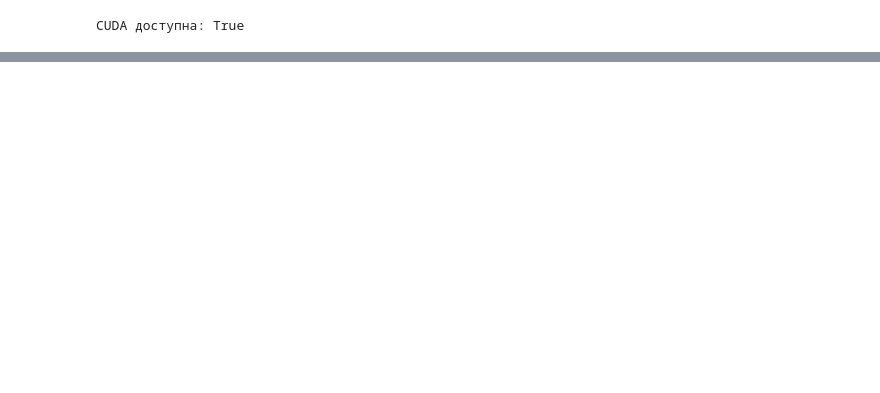
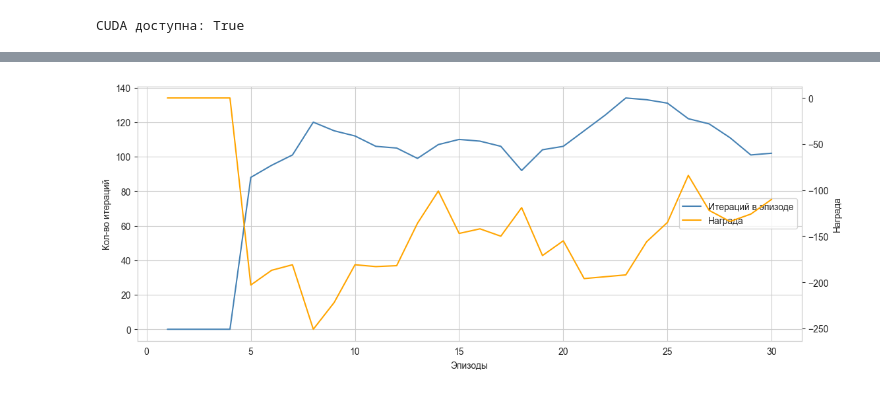
Before and after one commit to eilyich/OtusHomework2, a Jupyter notebook: homewok.ipynb, the cells around one changed output, grey strips where cells are left out. Cells and saved outputs as stored; diff of their text form; code cells hidden in the pictures; blank space fills up the shorter version.

```diff
--- a/homewok.ipynb
+++ b/homewok.ipynb
@@ -480,0 +387,96 @@ plt.close()
+# %%
+# включаем запись видео только для улучшенного DQN
+env = RecordVideo(env, video_folder="video", name_prefix=f"LunarLander", episode_trigger=lambda ep: True)
+
+
+# Инициализируем сети: сеть политик (policy_net_smoothed) и целевую сеть (target_net_smoothed)
+# (как и в предыдущем примере, целевая сеть изначально получает те же параметры, что и сеть политик)
+policy_net_smoothed = DQN(n_observations, n_actions).to(device)
+target_net_smoothed = DQN(n_observations, n_actions).to(device)
+target_net_smoothed.load_state_dict(policy_net_smoothed.state_dict())
+
+# Инициализируем оптимизатор AdamW с использованием AMSGrad.
+# AdamW отличается от стандартного Adam весовой декомпозицией регуляризации, что может улучшить сходимость.
+optimizerAdamW = optim.AdamW(policy_net_smoothed.parameters(), lr=LR, amsgrad=True)
+
+# Инициализируем Replay Memory для хранения переходов
+memory_smoothed = ReplayMemory(FULL_MEMORY_LENGTH)
+
+# Сброс счетчика шагов
+steps_done = 0
+
+# Списки для хранения статистики: продолжительности эпизодов и суммарных наград
+episode_durations_smoothed = []
+rewards_smoothed = []
+
+# Цикл по эпизодам обучения
+for i_episode in tqdm(range(EPISODES_CNT)):
+    # Для каждого эпизода инициализируем начальное состояние окружения
+    state, info = env.reset()
+    state = torch.tensor(state, dtype=torch.float32, device=device).unsqueeze(0)
+
+    # Инициализируем переменную для накопления награды за эпизод
+    episode_reward = 0.0
+
+    # Цикл по шагам в эпизоде (максимальное число шагов определяется MAX_EPISODE_STEPS)
+    for t in range(MAX_EPISODE_STEPS):
+        # Выбираем действие по текущему состоянию с помощью функции select_action,
+        # используя сеть политик (policy_net_smoothed)
+        action = select_action(state, policy_net=policy_net_smoothed)
+
+        # Выполняем действие в окружении, получаем новое наблюдение, награду и флаги завершения эпизода
+        observation, reward, terminated, truncated, _ = env.step(action.item())
+
+        # Преобразуем награду в тензор.
+        # Обратите внимание: здесь не указан dtype, поэтому по умолчанию может получиться torch.float32
+        # Если возникает несоответствие типов, можно явно указать: dtype=torch.float32
+        reward = torch.tensor([reward], device=device)
+
+        # Объединяем флаги завершения: эпизод считается завершённым, если либо terminated, либо truncated равны True
+        done = terminated or truncated
+
+        # Если эпизод завершился, next_state устанавливается в None (финальное состояние)
+        if done:
+            next_state = None
+        else:
+            # Если эпизод продолжается, преобразуем наблюдение в тензор состояния
+            next_state = torch.tensor(observation, dtype=torch.float32, device=device).unsqueeze(0)
+
+        # Сохраняем переход (state, action, next_state, reward) в буфер памяти
+        memory_smoothed.push(state, action, next_state, reward)
+
+        # Переходим к следующему состоянию для следующего шага
+        state = next_state
+
+        # Запускаем оптимизацию модели на случайном батче из памяти
+        optimize_model(batch_size=128,
+                       optimizer=optimizerAdamW,
+                       with_clip=True,  # Здесь включена обрезка градиентов (clip), чтобы избежать взрыва градиентов
+                       memory=memory_smoothed,
+                       target_net=target_net_smoothed,
+                       policy_net=policy_net_smoothed,
+                       gradient_clip_size=80)
+
+        # Мягкое обновление целевой сети:
+        # Вместо жёсткого обновления (полного копирования весов), здесь веса целевой сети обновляются по формуле:
+        # θ_target = TAU * θ_policy + (1 - TAU) * θ_target
+        target_net_state_dict = target_net_smoothed.state_dict()
+        policy_net_state_dict = policy_net_smoothed.state_dict()
+        for key in policy_net_state_dict:
+            target_net_state_dict[key] = policy_net_state_dict[key] * TAU + target_net_state_dict[key] * (1 - TAU)
+        target_net_smoothed.load_state_dict(target_net_state_dict)
+
+        # Накопление суммарной награды за эпизод.
+        # Приводим награду к числовому значению и прибавляем к переменной episode_reward.
+        episode_reward += reward.item()
+
+        # Если эпизод завершился, сохраняем статистику и выходим из цикла шагов
+        if done:
+            rewards_smoothed.append(float(episode_reward))
+            episode_durations_smoothed.append(t + 1)
+            break
+
+
+drow_graph(episode_durations_smoothed, rewards_smoothed, 100)
+# %% [output]
+[figure, added]
```
Also changed, not shown: parts of 29 cells of this notebook.
